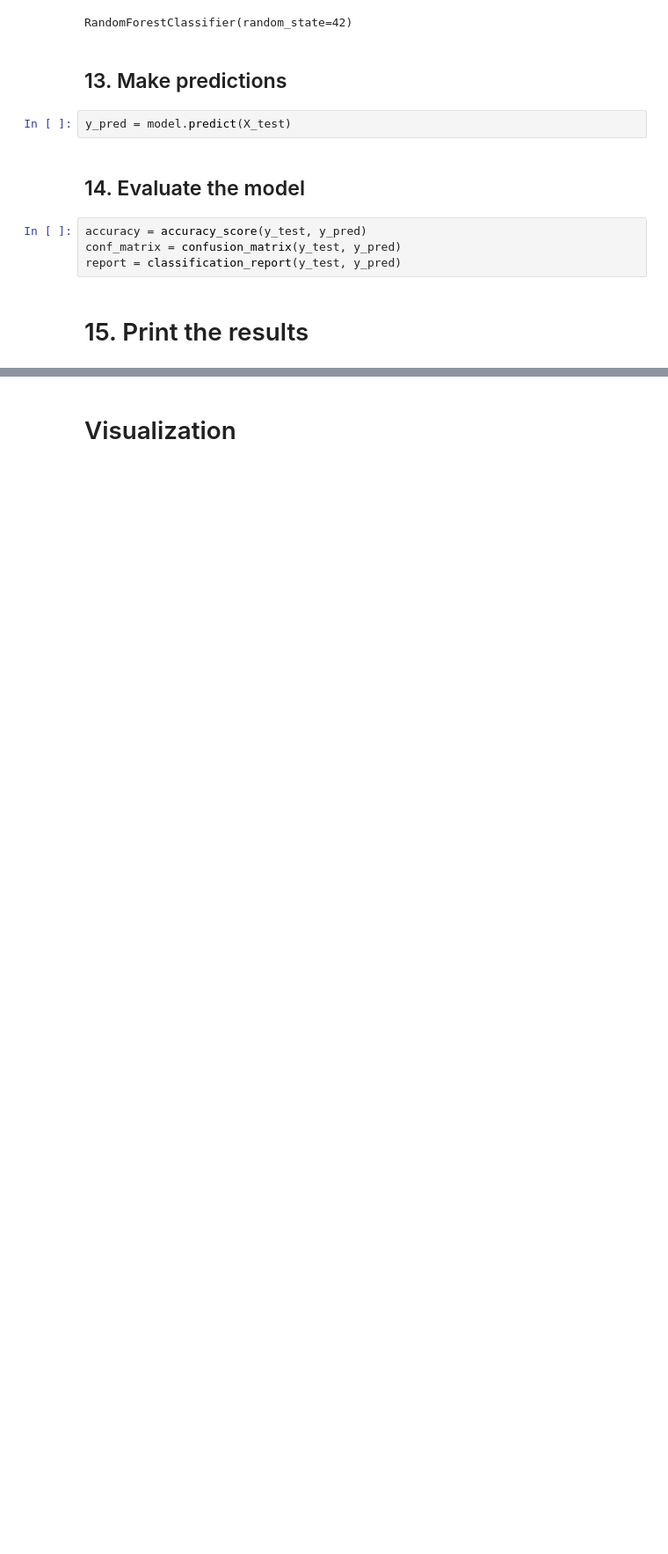
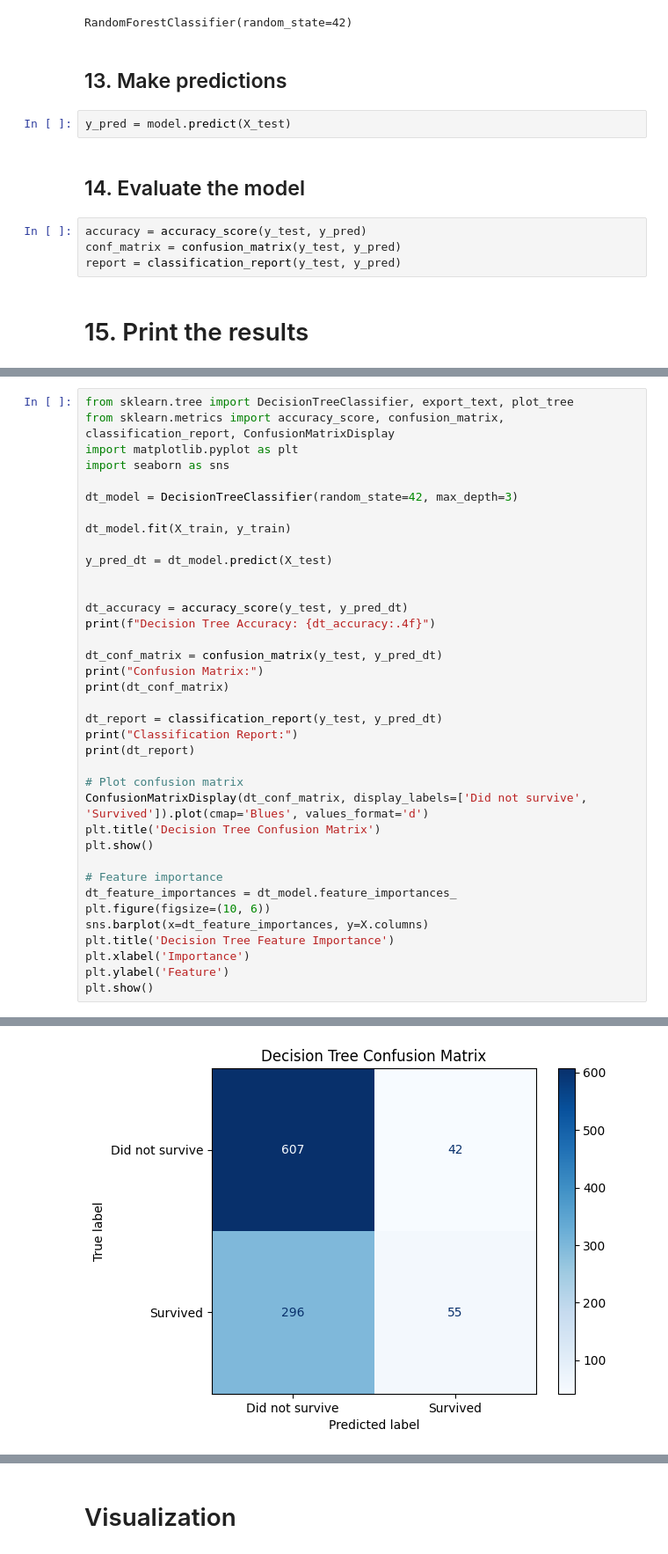
Before and after one commit to Janspitoy/AirplaneCrashes, a Jupyter notebook: notebooks/model-training.ipynb, the cells around one changed output, grey strips where cells are left out. Shown at 88% size. Cells and saved outputs as stored; diff of their text form; blank space fills up the shorter version.

Commit message:
Add DT and retrain the model

```diff
--- a/notebooks/model-training.ipynb
+++ b/notebooks/model-training.ipynb
@@ -107,0 +110,38 @@ weighted avg       0.87      0.86      0.85      1000
+# %%
+from sklearn.tree import DecisionTreeClassifier, export_text, plot_tree
+from sklearn.metrics import accuracy_score, confusion_matrix, classification_report, ConfusionMatrixDisplay
+import matplotlib.pyplot as plt
+import seaborn as sns
+
+dt_model = DecisionTreeClassifier(random_state=42, max_depth=3)
+
+dt_model.fit(X_train, y_train)
+
+y_pred_dt = dt_model.predict(X_test)
+
+
+dt_accuracy = accuracy_score(y_test, y_pred_dt)
+print(f"Decision Tree Accuracy: {dt_accuracy:.4f}")
+
+dt_conf_matrix = confusion_matrix(y_test, y_pred_dt)
+print("Confusion Matrix:")
+print(dt_conf_matrix)
+
+dt_report = classification_report(y_test, y_pred_dt)
+print("Classification Report:")
+print(dt_report)
+
+# Plot confusion matrix
+ConfusionMatrixDisplay(dt_conf_matrix, display_labels=['Did not survive', 'Survived']).plot(cmap='Blues', values_format='d')
+plt.title('Decision Tree Confusion Matrix')
+plt.show()
+
+# Feature importance
+dt_feature_importances = dt_model.feature_importances_
+plt.figure(figsize=(10, 6))
+sns.barplot(x=dt_feature_importances, y=X.columns)
+plt.title('Decision Tree Feature Importance')
+plt.xlabel('Importance')
+plt.ylabel('Feature')
+plt.show()
+# %% [output]
@@ -107,0 +161 @@ weighted avg       0.87      0.86      0.85      1000
+[figure, added]
```
Also changed, not shown: parts of 6 cells of this notebook.
